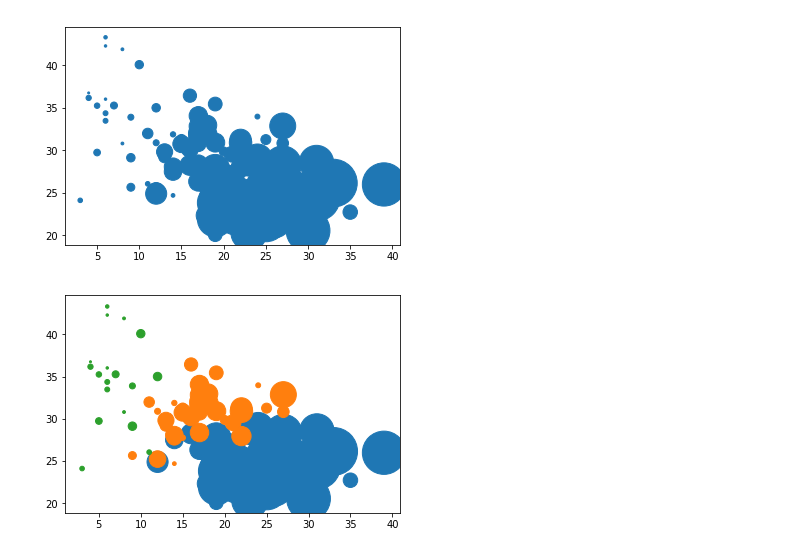
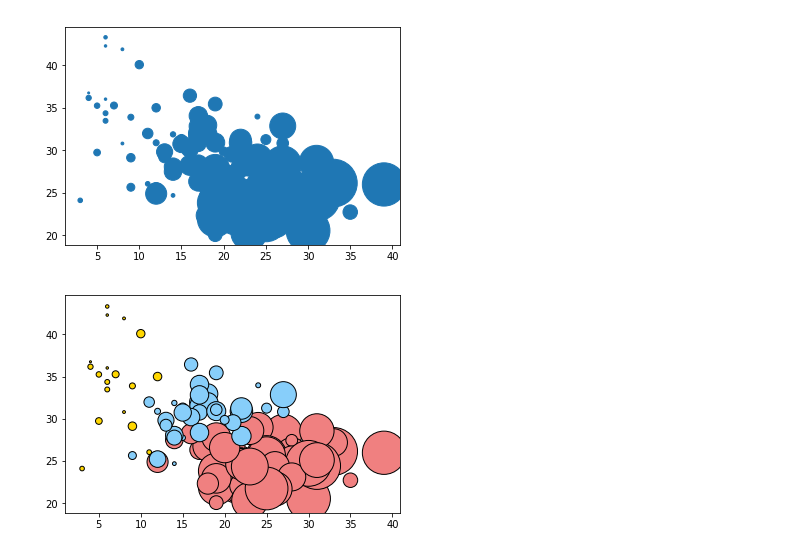
Before and after one commit to TylerTompa/5-Matplotlib, a Jupyter notebook: Pyber/Pyber.ipynb, the cells around one changed output. Cells and saved outputs as stored; diff of their text form; code cells hidden in the pictures.

```diff
--- a/Pyber/Pyber.ipynb
+++ b/Pyber/Pyber.ipynb
@@ -148,9 +148,9 @@ plt.scatter(total_rides_per_city, average_fare_per_city, total_drivers_per_city,
 <matplotlib.collections.PathCollection at 0x...>
 [figure]
 # %%
-plt.scatter(total_rides_per_city_urban, average_fare_per_city_urban, total_drivers_per_city_urban)
-plt.scatter(total_rides_per_city_suburban, average_fare_per_city_suburban, total_drivers_per_city_suburban)
-plt.scatter(total_rides_per_city_rural, average_fare_per_city_rural, total_drivers_per_city_rural)
+plt.scatter(total_rides_per_city_urban, average_fare_per_city_urban, total_drivers_per_city_urban, color = "lightcoral", edgecolors = "black")
+plt.scatter(total_rides_per_city_suburban, average_fare_per_city_suburban, total_drivers_per_city_suburban, color = "lightskyblue", marker = "o", edgecolors="black")
+plt.scatter(total_rides_per_city_rural, average_fare_per_city_rural, total_drivers_per_city_rural, color = "gold", edgecolors="black")
 plt.show()
 # %% [output]
-[figure, old version]
+[figure, new version]
```
